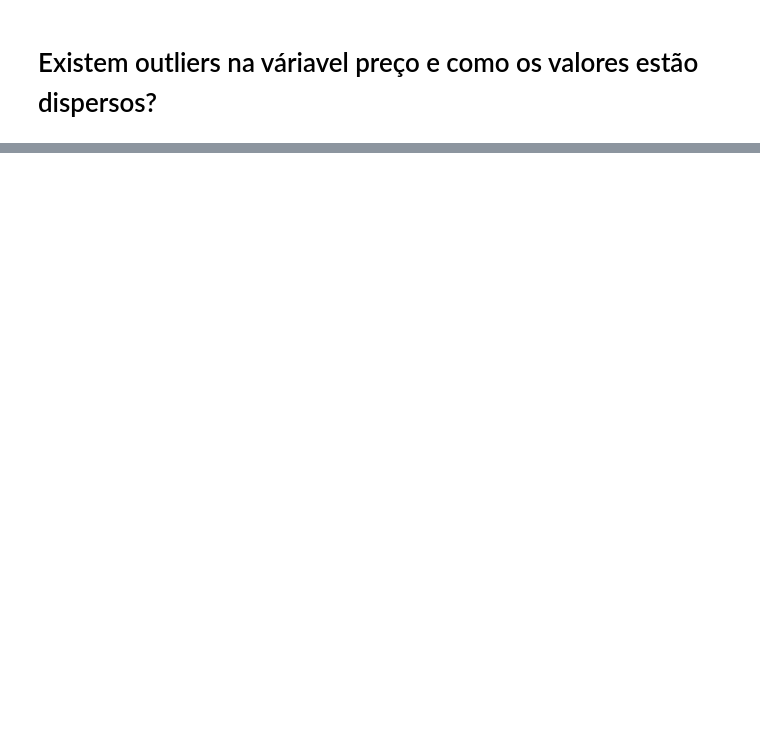
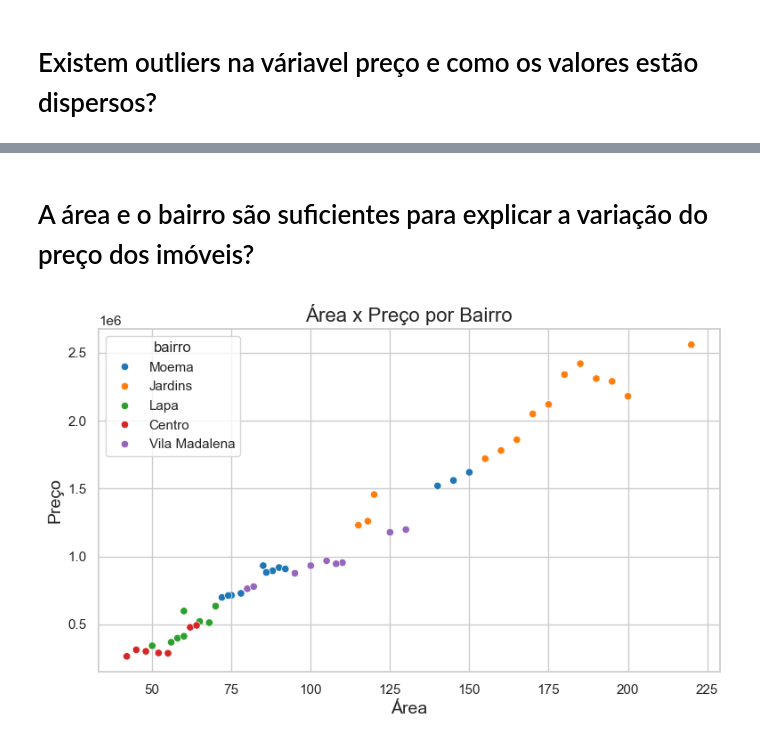
Before and after one commit to RodrygoYamasaki/HousePricePrediction, a Jupyter notebook: notebooks/treinando_modelo.ipynb, the cells around one changed output, grey strips where cells are left out. Drawn from its saved outputs; the diff is of its cells as text; code cells hidden in the pictures; blank space fills up the shorter version.

```diff
--- a/notebooks/treinando_modelo.ipynb
+++ b/notebooks/treinando_modelo.ipynb
@@ -104,0 +115,12 @@ plt.show()
+# %% [markdown]
+# A área e o bairro são suficientes para explicar a variação do preço dos imóveis?
+# %%
+fig, ax = plt.subplots(figsize=(9, 5))
+ax = sns.scatterplot(data=df, x='area_m2', y='preco', hue='bairro', palette='tab10')
+ax.set_title('Área x Preço por Bairro', fontsize=16)
+ax.set_xlabel('Área', fontsize=14)
+ax.set_ylabel('Preço', fontsize=14)
+
+plt.show()
+# %% [output]
+[figure, added]
```
Also changed, not shown: parts of 8 cells of this notebook.
